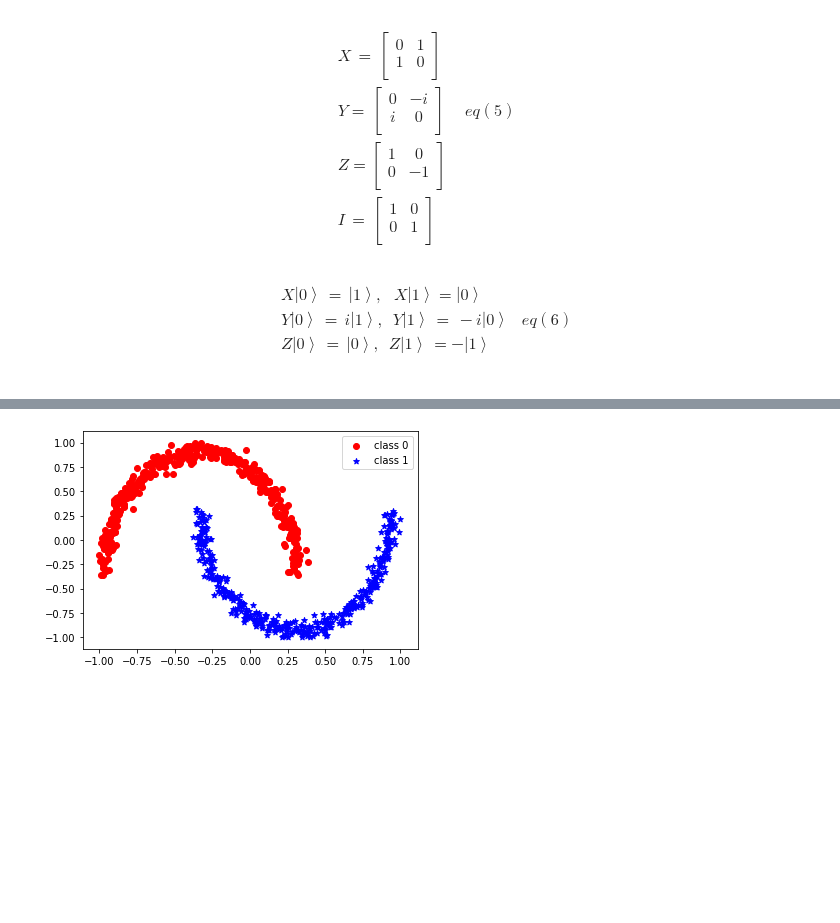
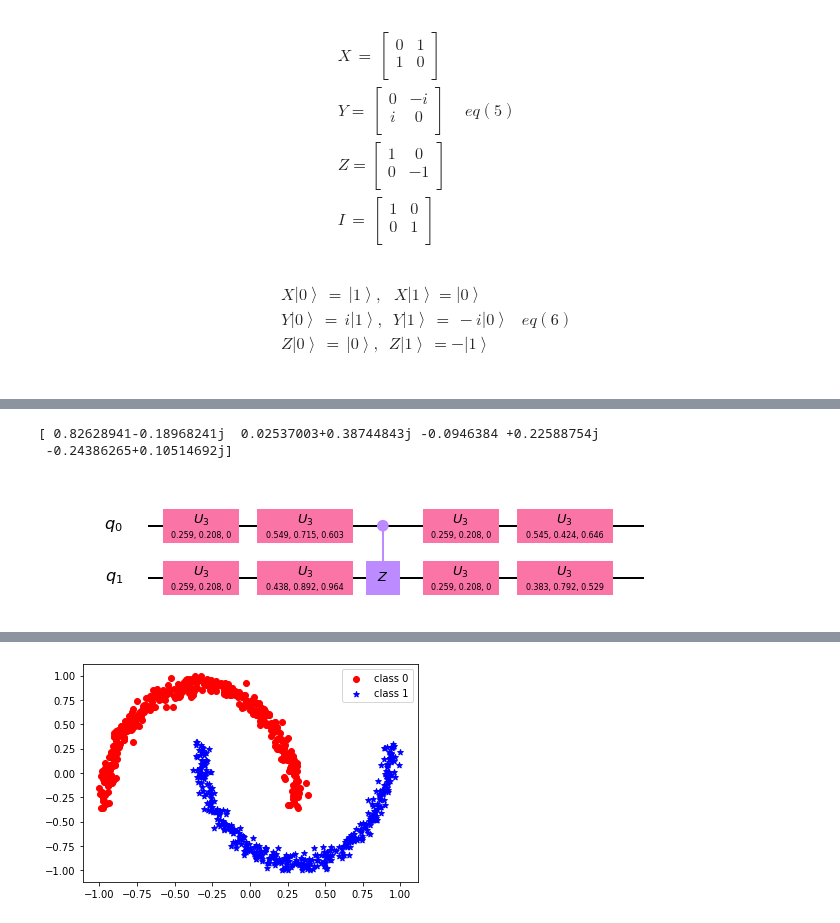
Before and after one commit to kareem1925/Ismailia-school-of-AI, a Jupyter notebook: universal_qubit_classifier_using_gradient_descent.ipynb, the cells around one changed output, grey strips where cells are left out. Drawn from its saved outputs; the diff is of its cells as text; code cells hidden in the pictures; blank space fills up the shorter version.

```diff
--- a/universal_qubit_classifier_using_gradient_descent.ipynb
+++ b/universal_qubit_classifier_using_gradient_descent.ipynb
@@ -284,0 +304,38 @@ Let us break these down one by one:
+# %%
+from qiskit import QuantumCircuit, QuantumRegister, ClassicalRegister
+from qiskit import *
+
+
+np.random.seed(0)
+
+weights = np.random.rand(2,2,3)
+
+qc = QuantumCircuit(2)
+
+qc.u3(x_train[0][0],x_train[0][1],0,0)
+qc.u3(x_train[0][0],x_train[0][1],0,1)
+
+qc.u3(weights[0][0][0],weights[0][0][1],weights[0][0][2],0)
+qc.u3(weights[1][0][0],weights[1][0][1],weights[1][0][2],1)
+
+qc.cz(0,1)
+
+qc.u3(x_train[0][0],x_train[0][1],0,0)
+qc.u3(x_train[0][0],x_train[0][1],0,1)
+
+qc.u3(weights[0][1][0],weights[0][1][1],weights[0][1][2],0)
+qc.u3(weights[1][1][0],weights[1][1][1],weights[1][1][2],1)
+
+backend_sim = Aer.get_backend('statevector_simulator')
+
+job_sim = execute(qc, backend_sim)
+
+result_sim = job_sim.result()
+
+state_vector = result_sim.get_statevector(qc)
+print(state_vector)
+qc.draw(output='mpl',scale=0.8)
+# %% [output]
+[ 0.82628941-0.18968241j  0.02537003+0.38744843j -0.0946384 +0.22588754j
+ -0.24386265+0.10514692j]
+[figure, added]
```
Also changed, not shown: parts of 39 cells of this notebook.
